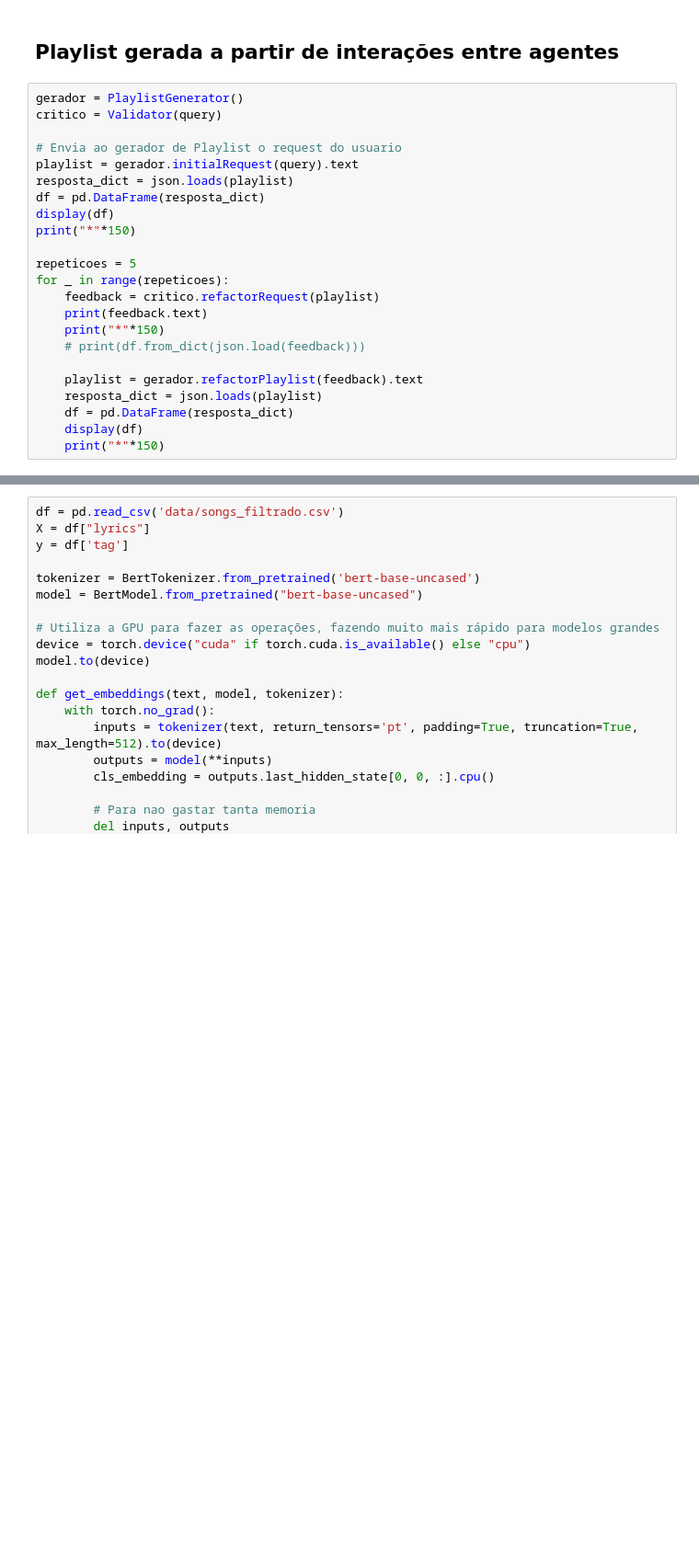
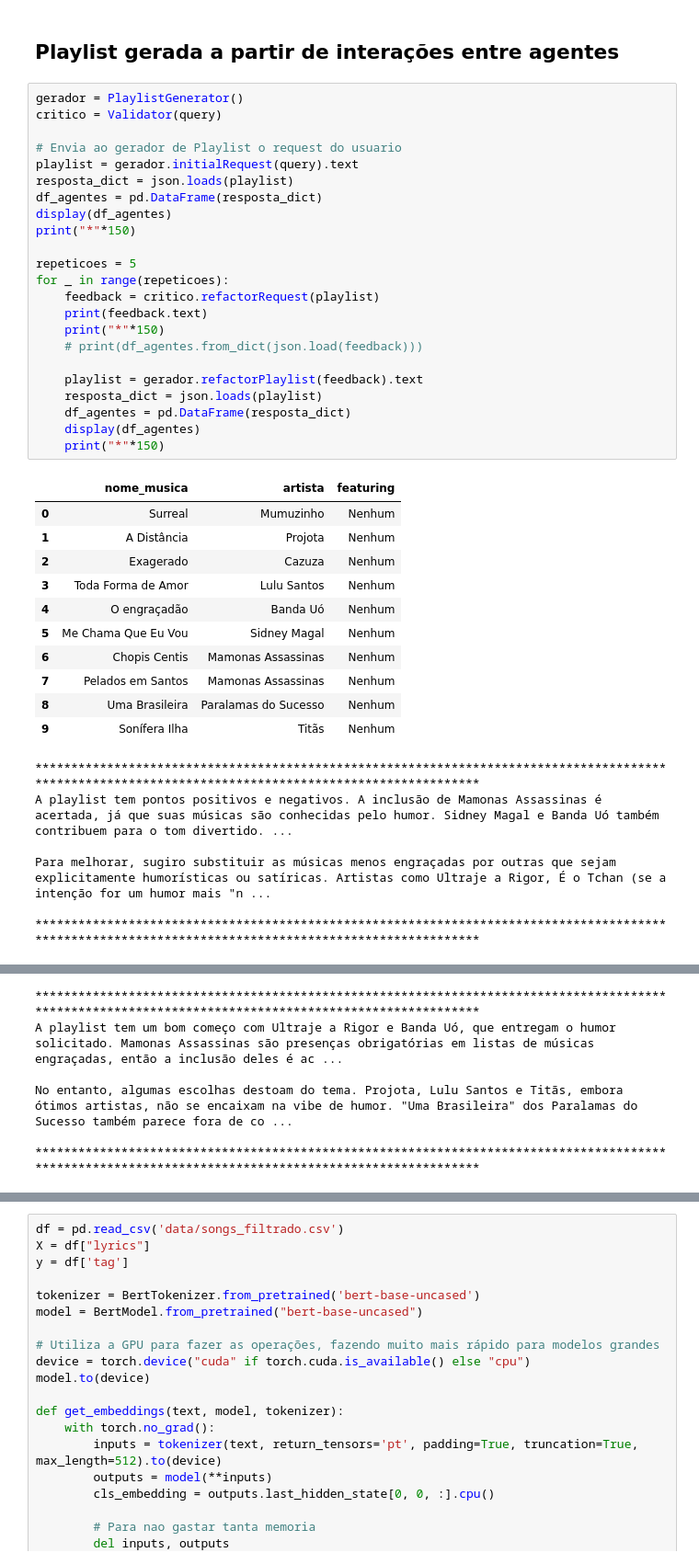
Before and after one commit to antoniolma/playlist-generator-nlp, a Jupyter notebook: main.ipynb, the cells around one changed output, grey strips where cells are left out. Shown at 92% size. Saved outputs shown, nothing was run; the diff lists cells and outputs as text; blank space fills up the shorter version.

Commit message:
feat: display das tres playlists

```diff
--- a/main.ipynb
+++ b/main.ipynb
@@ -91,23 +91,41 @@ df
 # %%
 gerador = PlaylistGenerator()
 critico = Validator(query)
 
 # Envia ao gerador de Playlist o request do usuario
 playlist = gerador.initialRequest(query).text
 resposta_dict = json.loads(playlist)
-df = pd.DataFrame(resposta_dict)
-display(df)
+df_agentes = pd.DataFrame(resposta_dict)
+display(df_agentes)
 print("*"*150)
 
 repeticoes = 5
 for _ in range(repeticoes):
     feedback = critico.refactorRequest(playlist)
     print(feedback.text)
     print("*"*150)
-    # print(df.from_dict(json.load(feedback)))
+    # print(df_agentes.from_dict(json.load(feedback)))
 
     playlist = gerador.refactorPlaylist(feedback).text
     resposta_dict = json.loads(playlist)
-    df = pd.DataFrame(resposta_dict)
-    display(df)
+    df_agentes = pd.DataFrame(resposta_dict)
+    display(df_agentes)
     print("*"*150)
+# %% [output]
+|  | nome_musica | artista | featuring |
+| 0 | Surreal | Mumuzinho | Nenhum |
+| 1 | A Distância | Projota | Nenhum |
+| 2 | Exagerado | Cazuza | Nenhum |
+| 3 | Toda Forma de Amor | Lulu Santos | Nenhum |
+| 4 | O engraçadão | Banda Uó | Nenhum |
+| 5 | Me Chama Que Eu Vou | Sidney Magal | Nenhum |
+| 6 | Chopis Centis | Mamonas Assassinas | Nenhum |
+| 7 | Pelados em Santos | Mamonas Assassinas | Nenhum |
+| 8 | Uma Brasileira | Paralamas do Sucesso | Nenhum |
+| 9 | Sonífera Ilha | Titãs | Nenhum |
+******************************************************************************************************************************************************
+A playlist tem pontos positivos e negativos. A inclusão de Mamonas Assassinas é acertada, já que suas músicas são conhecidas pelo humor. Sidney Magal e Banda Uó também contribuem para o tom divertido. ...
+
+Para melhorar, sugiro substituir as músicas menos engraçadas por outras que sejam explicitamente humorísticas ou satíricas. Artistas como Ultraje a Rigor, É o Tchan (se a intenção for um humor mais "n ...
+
+******************************************************************************************************************************************************
@@ -113,0 +143,6 @@ for _ in range(repeticoes):
+******************************************************************************************************************************************************
+A playlist tem um bom começo com Ultraje a Rigor e Banda Uó, que entregam o humor solicitado. Mamonas Assassinas são presenças obrigatórias em listas de músicas engraçadas, então a inclusão deles é ac ...
+
+No entanto, algumas escolhas destoam do tema. Projota, Lulu Santos e Titãs, embora ótimos artistas, não se encaixam na vibe de humor. "Uma Brasileira" dos Paralamas do Sucesso também parece fora de co ...
+
+******************************************************************************************************************************************************
```
Also changed, not shown: parts of 8 cells of this notebook.
